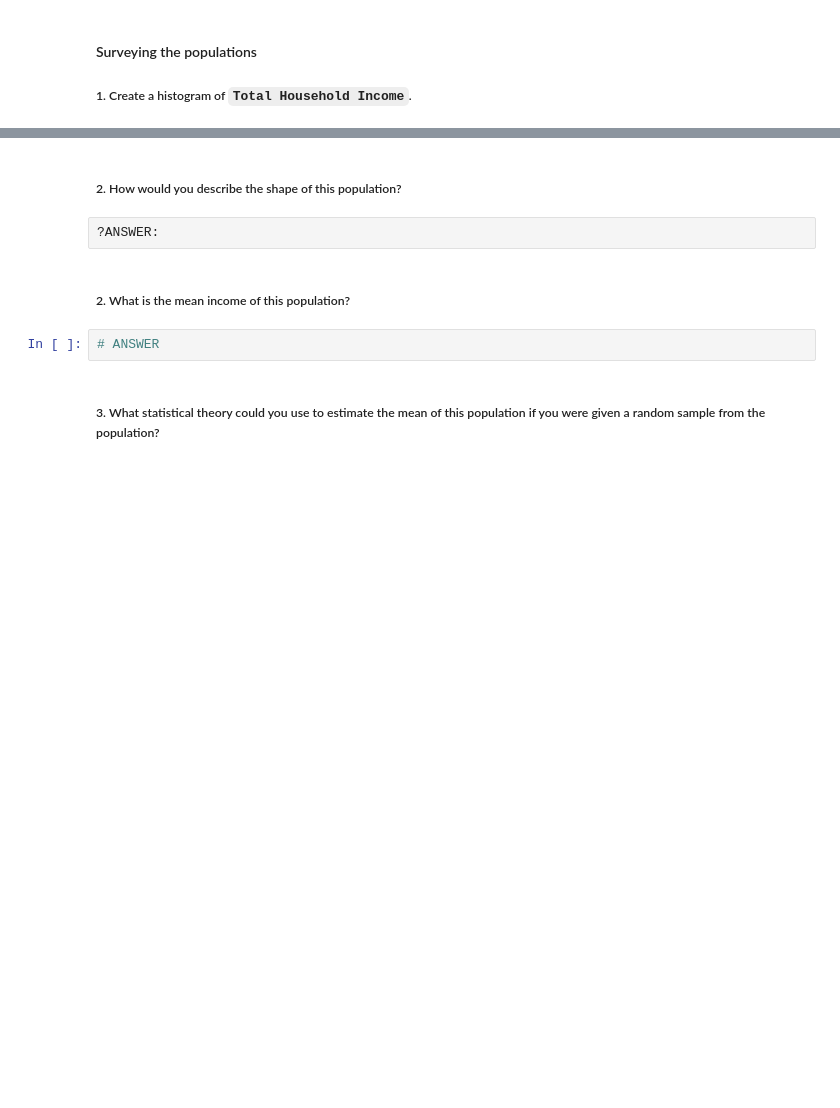
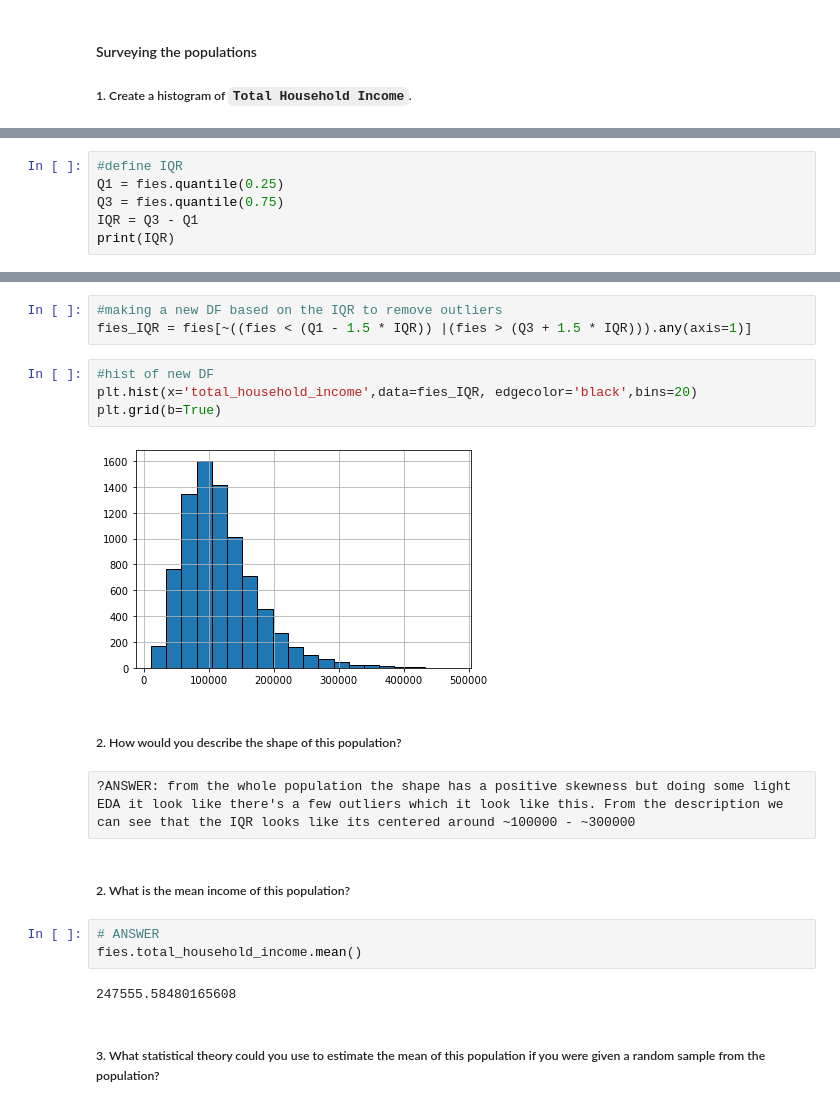
Before and after one commit to NPHansen/DS_AI, a Jupyter notebook: Lab 2/IOD_Lab 2.1.3.ipynb, the cells around one changed output, grey strips where cells are left out. Saved outputs shown, nothing was run; the diff lists cells and outputs as text; blank space fills up the shorter version.

```diff
--- a/Lab 2/IOD_Lab 2.1.3.ipynb
+++ b/Lab 2/IOD_Lab 2.1.3.ipynb
@@ -40,0 +196,6 @@ house_hold_csv = "Family Income and Expenditure.csv"
+# %%
+#define IQR
+Q1 = fies.quantile(0.25)
+Q3 = fies.quantile(0.75)
+IQR = Q3 - Q1
+print(IQR)
@@ -41,10 +220,22 @@ house_hold_csv = "Family Income and Expenditure.csv"
+# %%
+#making a new DF based on the IQR to remove outliers
+fies_IQR = fies[~((fies < (Q1 - 1.5 * IQR)) |(fies > (Q3 + 1.5 * IQR))).any(axis=1)]
+# %%
+#hist of new DF
+plt.hist(x='total_household_income',data=fies_IQR, edgecolor='black',bins=20)
+plt.grid(b=True)
+# %% [output]
+[figure, added]
 # %% [markdown]
 ##### 2. How would you describe the shape of this population?
-# %% [raw]
-?ANSWER:
+# %% [raw]
+?ANSWER: from the whole population the shape has a positive skewness but doing some light EDA it look like there's a few outliers which it look like this. From the description we can see that the IQR looks like its centered around ~100000 - ~300000
 # %% [markdown]
 ##### 2. What is the mean income of this population?
 # %%
 # ANSWER
+fies.total_household_income.mean()
+# %% [output]
+247555.58480165608
 # %% [markdown]
 ##### 3. What statistical theory could you use to estimate the mean of this population if you were given a random sample from the population?
```
Also changed, not shown: parts of 35 cells of this notebook.
